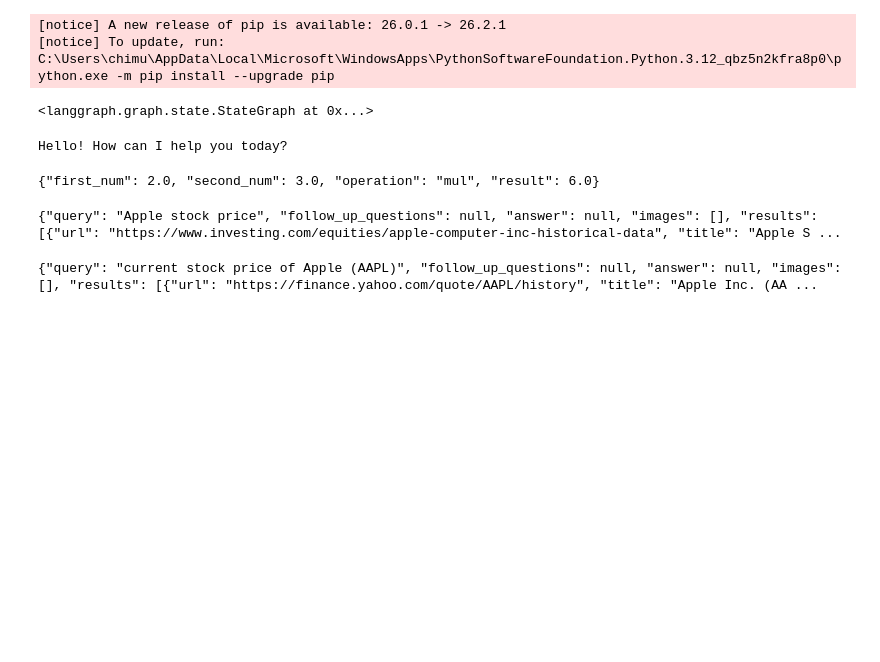
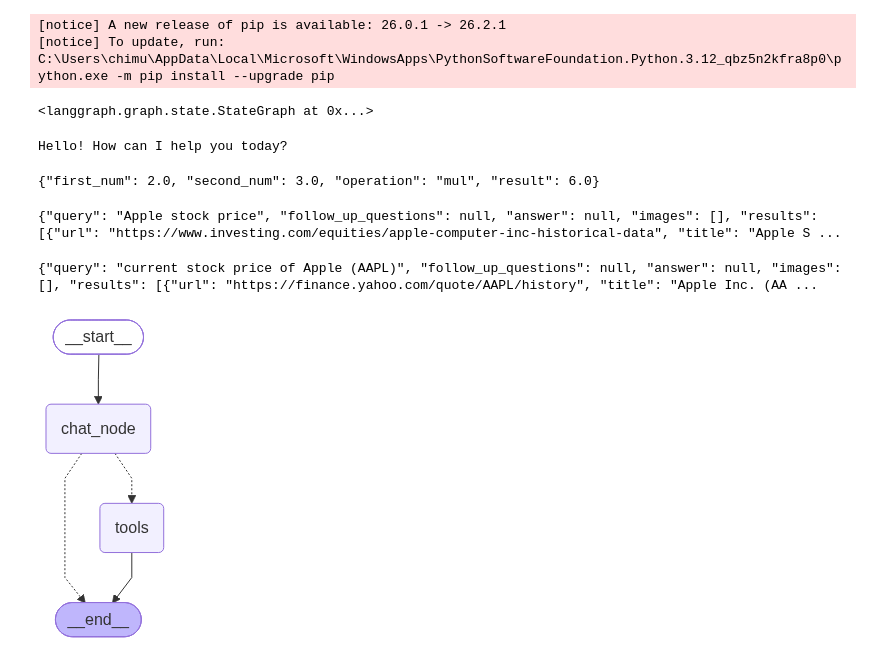
Before and after one commit to yogendrajadhav/lang-graph-tutorial, a Jupyter notebook: 4_workflow_with_tools.ipynb, the cells around one changed output. Saved outputs shown, nothing was run; the diff lists cells and outputs as text; code cells hidden in the pictures; blank space fills up the shorter version.

```diff
--- a/4_workflow_with_tools.ipynb
+++ b/4_workflow_with_tools.ipynb
@@ -142,3 +142,9 @@ out = chatbot.invoke({"messages": [HumanMessage(content="First find out the stoc
 print(out["messages"][-1].content)
 # %% [output]
 {"query": "current stock price of Apple (AAPL)", "follow_up_questions": null, "answer": null, "images": [], "results": [{"url": "https://finance.yahoo.com/quote/AAPL/history", "title": "Apple Inc. (AA ...
+# %%
+from IPython.display import Image
+
+Image(chatbot.get_graph().draw_mermaid_png())
+# %% [output]
+[figure, added]
```
